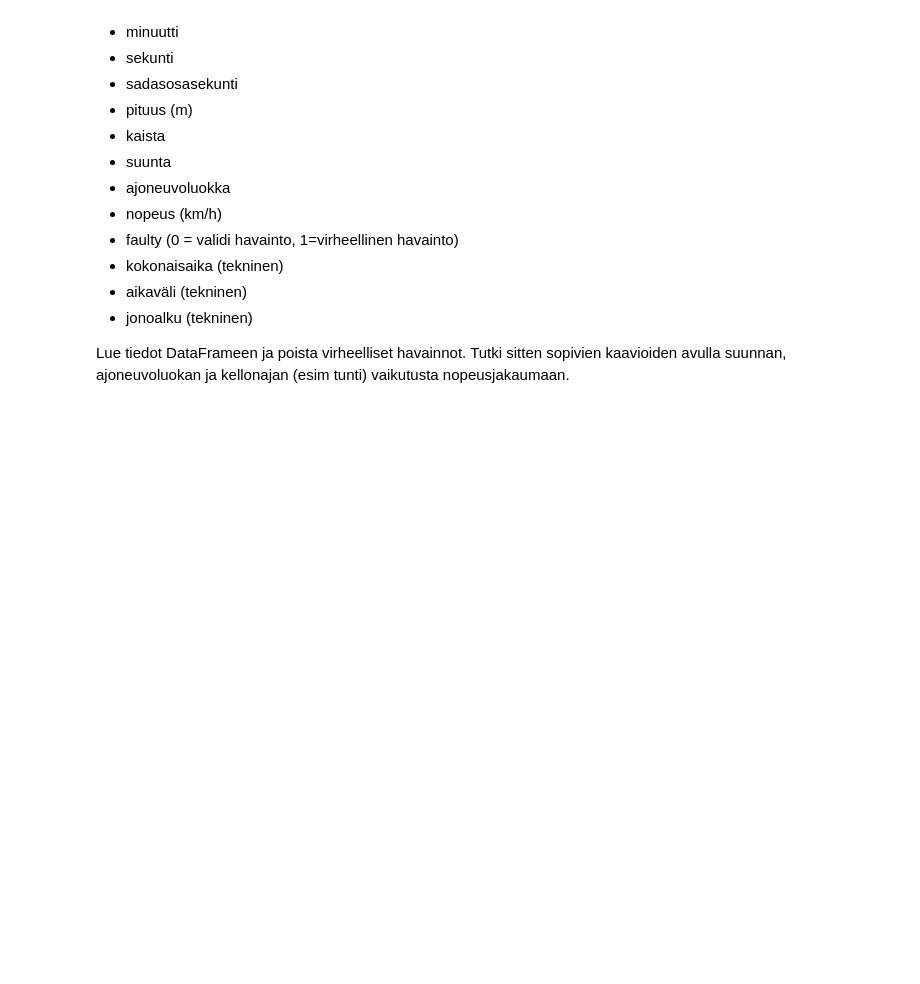
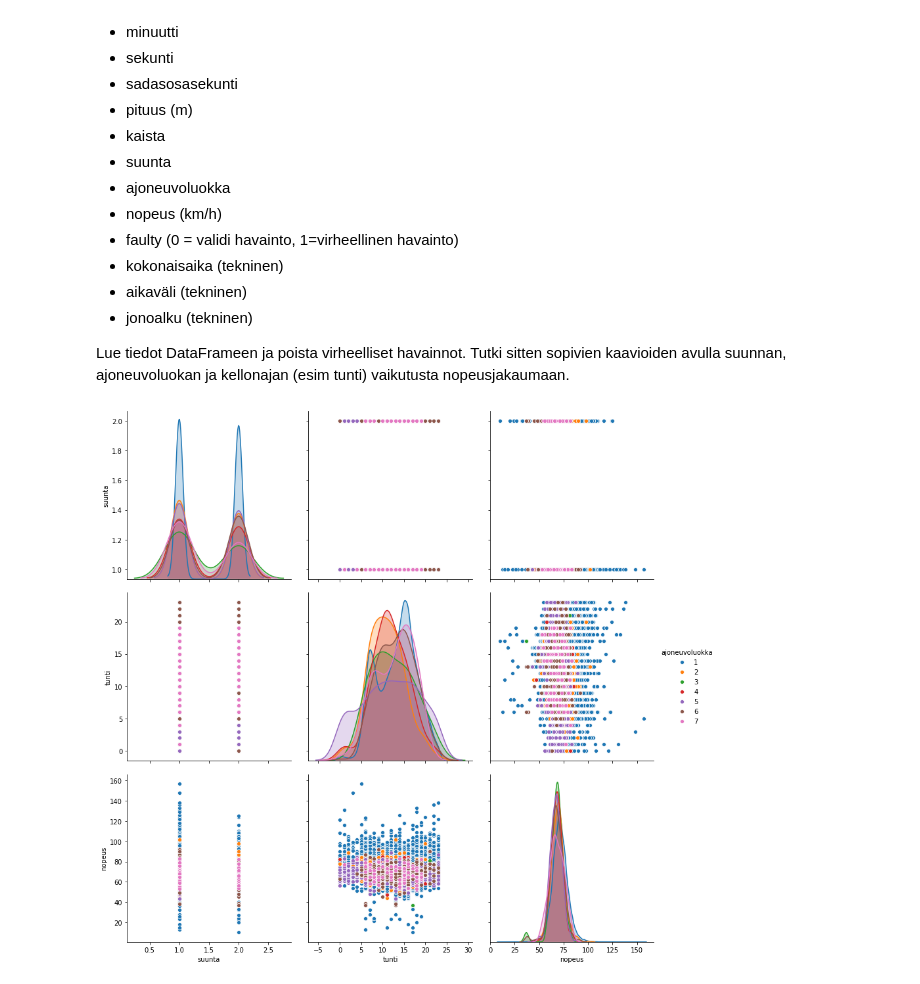
Before and after one commit to TapaniAlastalo/data_analytics, a Jupyter notebook: tehtävät/tapani_alastalo_teh5.ipynb, the cells around one changed output. Cells and saved outputs as stored; diff of their text form; code cells hidden in the pictures; blank space fills up the shorter version.

```diff
--- a/tehtävät/tapani_alastalo_teh5.ipynb
+++ b/tehtävät/tapani_alastalo_teh5.ipynb
@@ -67,6 +127,33 @@ Tiedostossa https://student.labranet.jamk.fi/~varpe/datananal2k2020/kerta5/lam_r
 
 Lue tiedot DataFrameen ja poista virheelliset havainnot.
 Tutki sitten sopivien kaavioiden avulla suunnan, ajoneuvoluokan ja kellonajan (esim tunti) vaikutusta nopeusjakaumaan.
+# %%
+import numpy as np
+import pandas as pd
+import matplotlib.pyplot as plt
+import seaborn as sns
+
+df = pd.read_csv('https://student.labranet.jamk.fi/~varpe/datananal2k2020/kerta5/lam_raw.csv', sep = ';', decimal='.')
+df.columns= ['pistetunnus', 'vuosi', 'päivännro', 'tunti', 'minuutti', 'sekunti', 'sadasosa', 'pituus', 'kaista', 'suunta', 'ajoneuvoluokka', 'nopeus', 'fault', 'kokonaisaika', 'aikaväli', 'jonoalku']
+df.drop(df[df['fault'] > 0].index, inplace=True)
+
+#sns.pairplot(df[['suunta', 'ajoneuvoluokka', 'tunti', 'nopeus']].dropna(), kind='reg')
+
+sns.pairplot(data = df, vars = ['suunta', 'tunti', 'nopeus'], hue = 'ajoneuvoluokka', diag_kind = 'kde', height = 4)
+
+# Create an instance of the PairGrid class.
+#grid = sns.PairGrid(data = df, vars = ['suunta', 'ajoneuvoluokka', 'tunti'], height = 4)
+
+# Map a scatter plot to the upper triangle
+#grid = grid.map_upper(plt.scatter, color = 'darkred')
+# Map a histogram to the diagonal
+#grid = grid.map_diag(plt.hist, bins = 10, color = 'darkred', edgecolor = 'k')
+# Map a density plot to the lower triangle
+#grid = grid.map_lower(sns.kdeplot, cmap = 'Reds')
+
+plt.show()
+# %% [output]
+[figure, added]
 # %% [markdown]
 ## 4. Sää
 
```
Also changed, not shown: parts of 2 cells of this notebook.
